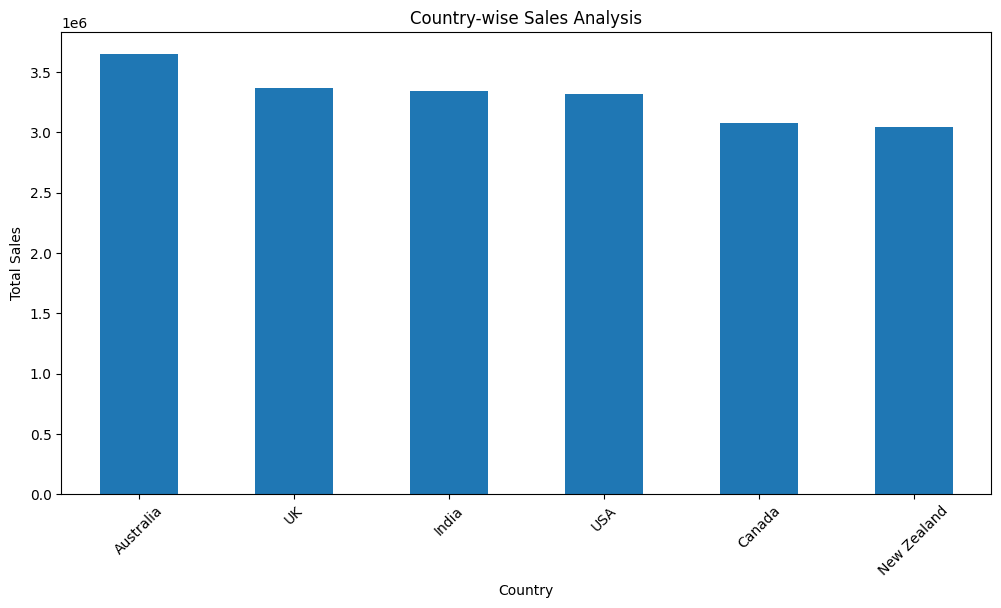
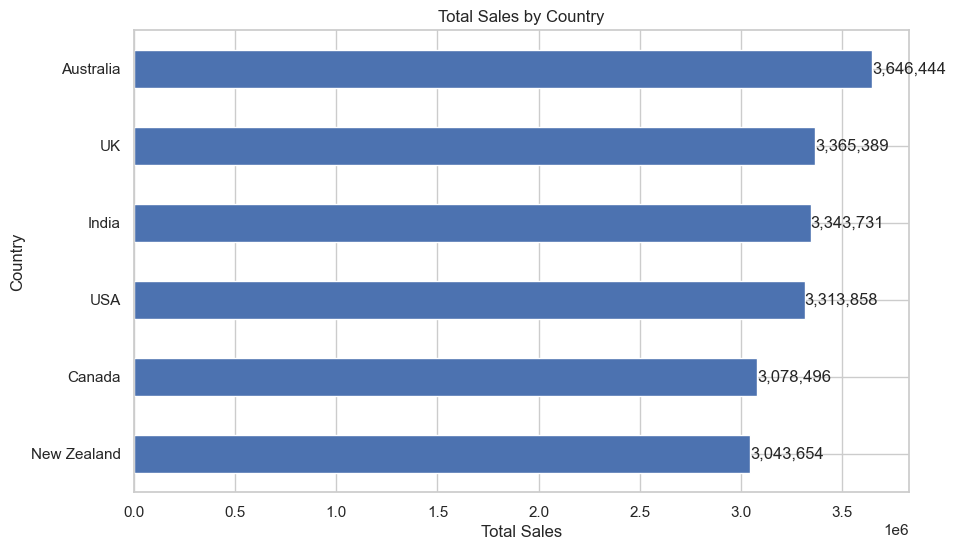
Unified diff of the notebook cell whose output changed from the first chart to the second:
--- before
+++ after
@@ -1,8 +1,12 @@
 # Visualize the total sales country-wise
-plt.figure(figsize=(12, 6))
-country_sales.plot(kind='bar')
-plt.xlabel('Country')
-plt.ylabel('Total Sales')
-plt.title('Country-wise Sales Analysis')
-plt.xticks(rotation=45)
+plt.figure(figsize=(10, 6))
+
+ax = country_sales.sort_values().plot(kind='barh')
+
+ax.bar_label(ax.containers[0], fmt='{:,.0f}')
+
+plt.xlabel('Total Sales')
+plt.ylabel('Country')
+plt.title('Total Sales by Country')
+
 plt.show()

Commit: Refactor code structure for improved readability and maintainability